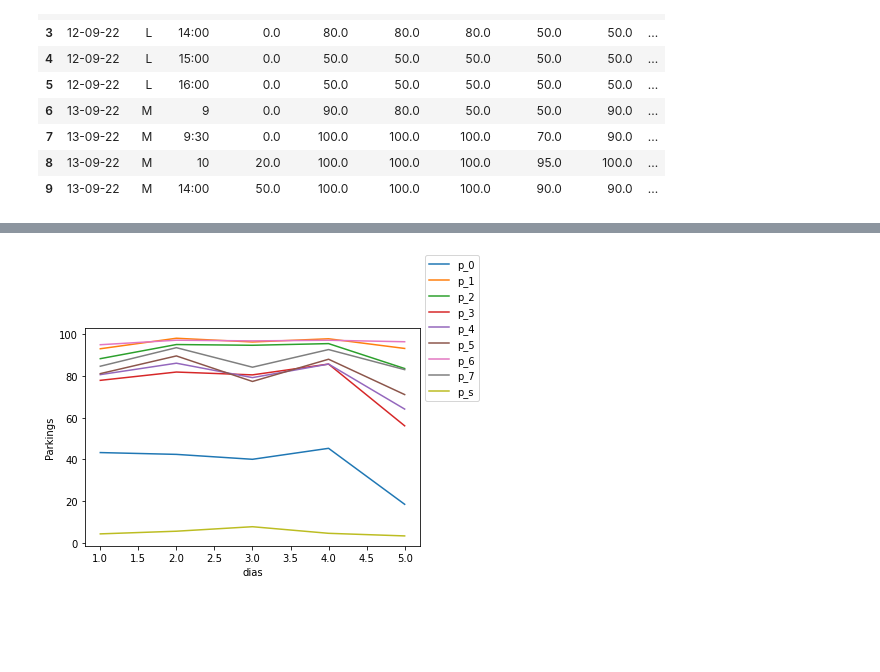
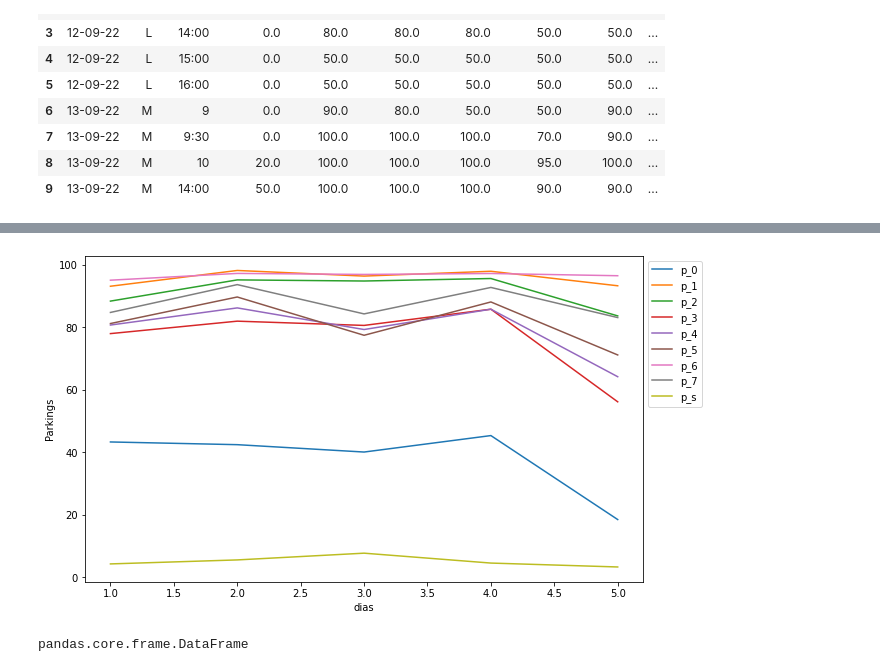
Before and after one commit to Ana-AlonsoCanizares/Practicas_Individuales, a Jupyter notebook: PI_parking.ipynb, the cells around one changed output, grey strips where cells are left out. Drawn from its saved outputs; the diff is of its cells as text; code cells hidden in the pictures; blank space fills up the shorter version.

```diff
--- a/PI_parking.ipynb
+++ b/PI_parking.ipynb
@@ -130,3 +132,0 @@ print(df_ocupacion_d)
-# %%
-data['Mes'] = pd.to_numeric(data['Mes'])
-data.dtypes
@@ -183,33 +171,38 @@ park_3 = df_ocupacion_d[["parking_3"]]
 park_4 = df_ocupacion_d[["parking_4"]]
 
 # parking 5
 park_5 = df_ocupacion_d[["parking_5"]]
 
 # parking 6
 park_6 = df_ocupacion_d[["parking_6"]]
 
 # parking 7
 park_7 = df_ocupacion_d[["parking_7"]]
 
 # parking subterráneo
 park_sub = df_ocupacion_d[["parking_subterraneo"]]
 
 # df_ocupacion_d
-fig, ax = plt.subplots()
+fig, ax = plt.subplots(figsize=(10,6))
 
 ax.plot(dias, park_0)
 plt.xlabel('dias')
 plt.ylabel('Parkings')
 plt.plot(dias, park_1)
 plt.plot(dias, park_2)
 plt.plot(dias, park_3)
 plt.plot(dias, park_4)
 plt.plot(dias, park_5)
 plt.plot(dias, park_6)
 plt.plot(dias, park_7)
 plt.plot(dias, park_sub)
-plt.legend(['p_0', 'p_1', 'p_2', 'p_3', 'p_4', 'p_5', 'p_6', 'p_7', 'p_s',],bbox_to_anchor=(1,1) , loc='center left')
+
+plt.legend(['p_0', 'p_1', 'p_2', 'p_3', 'p_4', 'p_5', 'p_6', 'p_7', 'p_s',],bbox_to_anchor=(1,1))
 
 plt.show()
 # %% [output]
-[figure, old version]
+[figure, new version]
+# %%
+type(df_ocupacion_m_d)
+# %% [output]
+pandas.core.frame.DataFrame
```
Also changed, not shown: parts of 8 cells of this notebook.
